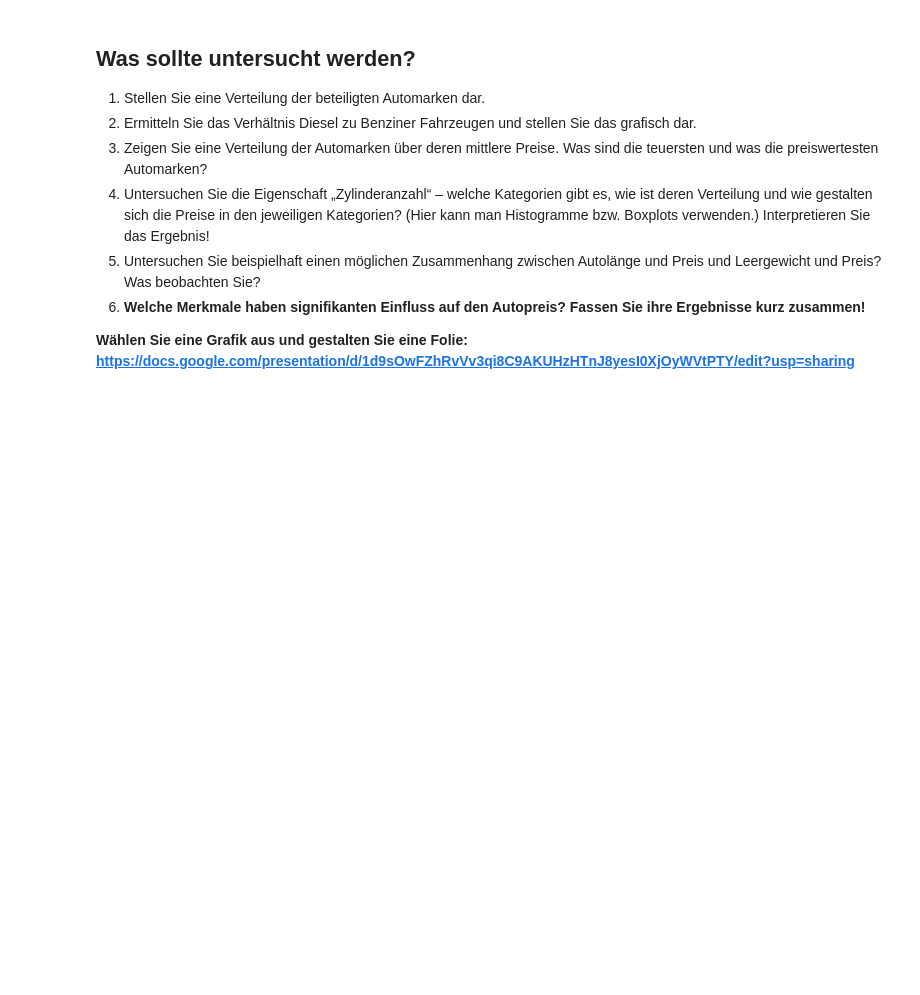
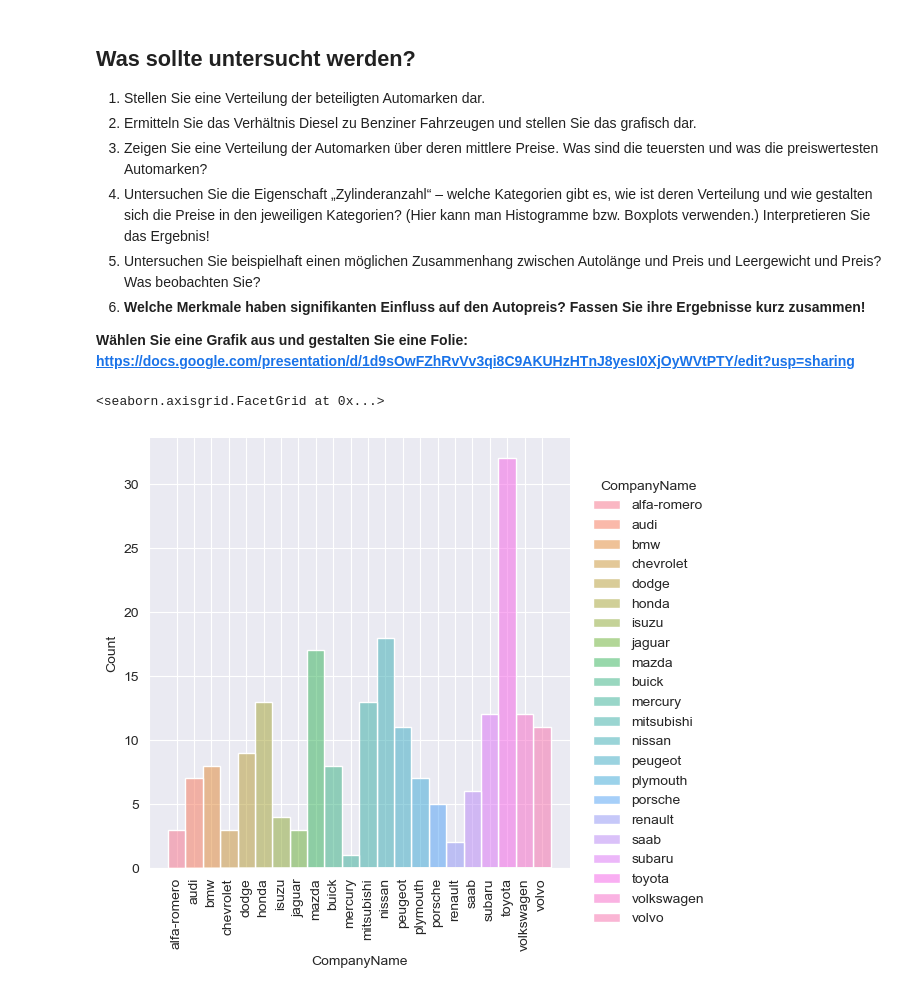
Before and after one commit to geoclaudsch/DASC-2024, a Jupyter notebook: VL_02-EDA/data_scripts/VL02_EDA_example3s.ipynb, the cells around one changed output. Cells and saved outputs as stored; diff of their text form; code cells hidden in the pictures; blank space fills up the shorter version.

```diff
--- a/VL_02-EDA/data_scripts/VL02_EDA_example3s.ipynb
+++ b/VL_02-EDA/data_scripts/VL02_EDA_example3s.ipynb
@@ -267,3 +269,8 @@ plt.show()
 6) **Welche Merkmale haben signifikanten Einfluss auf den Autopreis? Fassen Sie ihre Ergebnisse kurz zusammen!**
 
 **Wählen Sie eine Grafik aus und gestalten Sie eine Folie: https://docs.google.com/presentation/d/1d9sOwFZhRvVv3qi8C9AKUHzHTnJ8yesI0XjOyWVtPTY/edit?usp=sharing**
+# %%
+sns.displot(data=cars3,x='CompanyName',hue='CompanyName',legend=True,ax=CompanyName).tick_params(axis='x',rotation=90)
+# %% [output]
+<seaborn.axisgrid.FacetGrid at 0x...>
+[figure, added]
```
Also changed, not shown: parts of 11 cells of this notebook, 3 other files.
